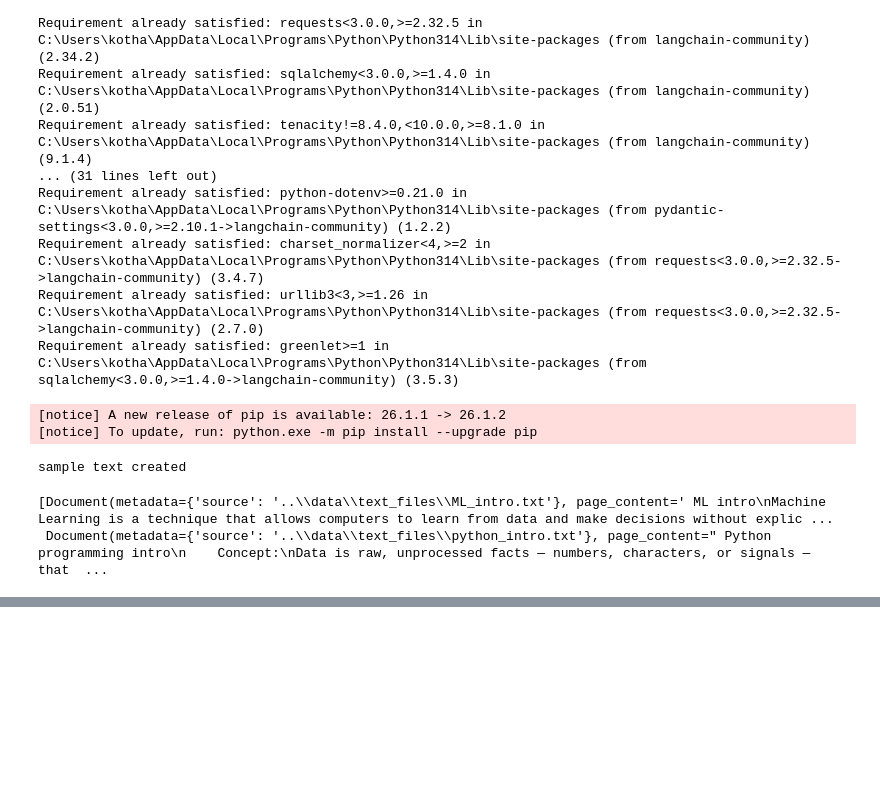
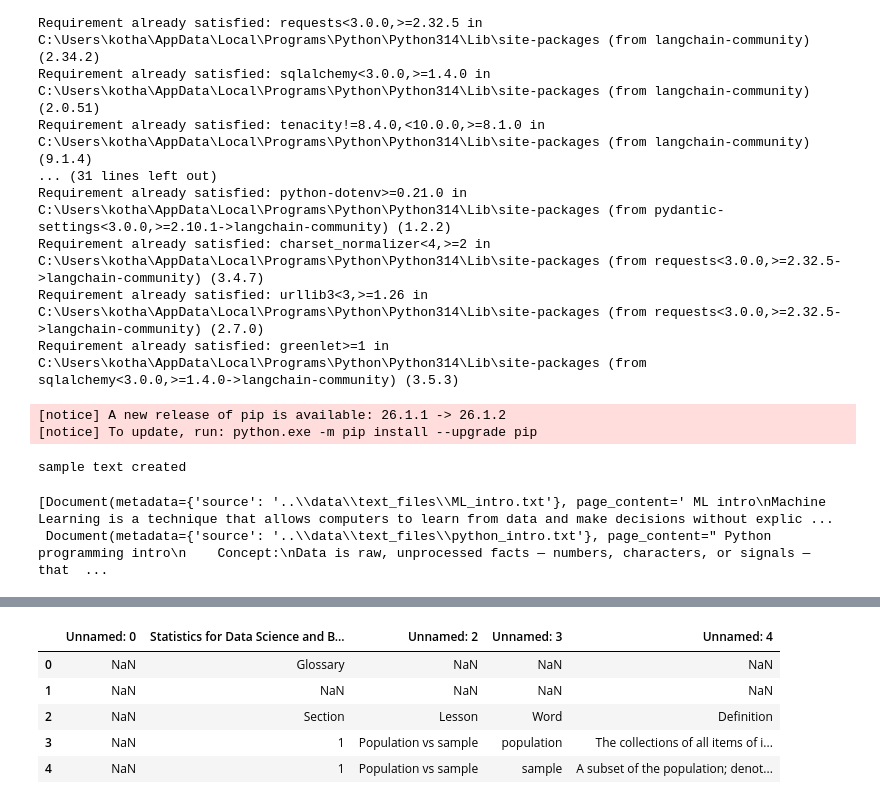
Before and after one commit to sheetalkothari13/RAG, a Jupyter notebook: notebook/document.ipynb, the cells around one changed output, grey strips where cells are left out. Cells and saved outputs as stored; diff of their text form; code cells hidden in the pictures; blank space fills up the shorter version.

```diff
--- a/notebook/document.ipynb
+++ b/notebook/document.ipynb
@@ -167,0 +249,16 @@ dir_loader = DirectoryLoader(
+# %%
+import pandas as pd
+
+df = pd.read_excel(
+    "../data/excel_files/Statistics Interview Questions.xlsx",
+    engine="openpyxl"
+)
+
+df.head()
+# %% [output]
+|  | Unnamed: 0 | Statistics for Data Science and B... | Unnamed: 2 | Unnamed: 3 | Unnamed: 4 |
+| 0 | NaN | Glossary | NaN | NaN | NaN |
+| 1 | NaN | NaN | NaN | NaN | NaN |
+| 2 | NaN | Section | Lesson | Word | Definition |
+| 3 | NaN | 1 | Population vs sample | population | The collections of all items of i... |
+| 4 | NaN | 1 | Population vs sample | sample | A subset of the population; denot... |
```
Also changed, not shown: parts of 12 cells of this notebook, 3 other files.
